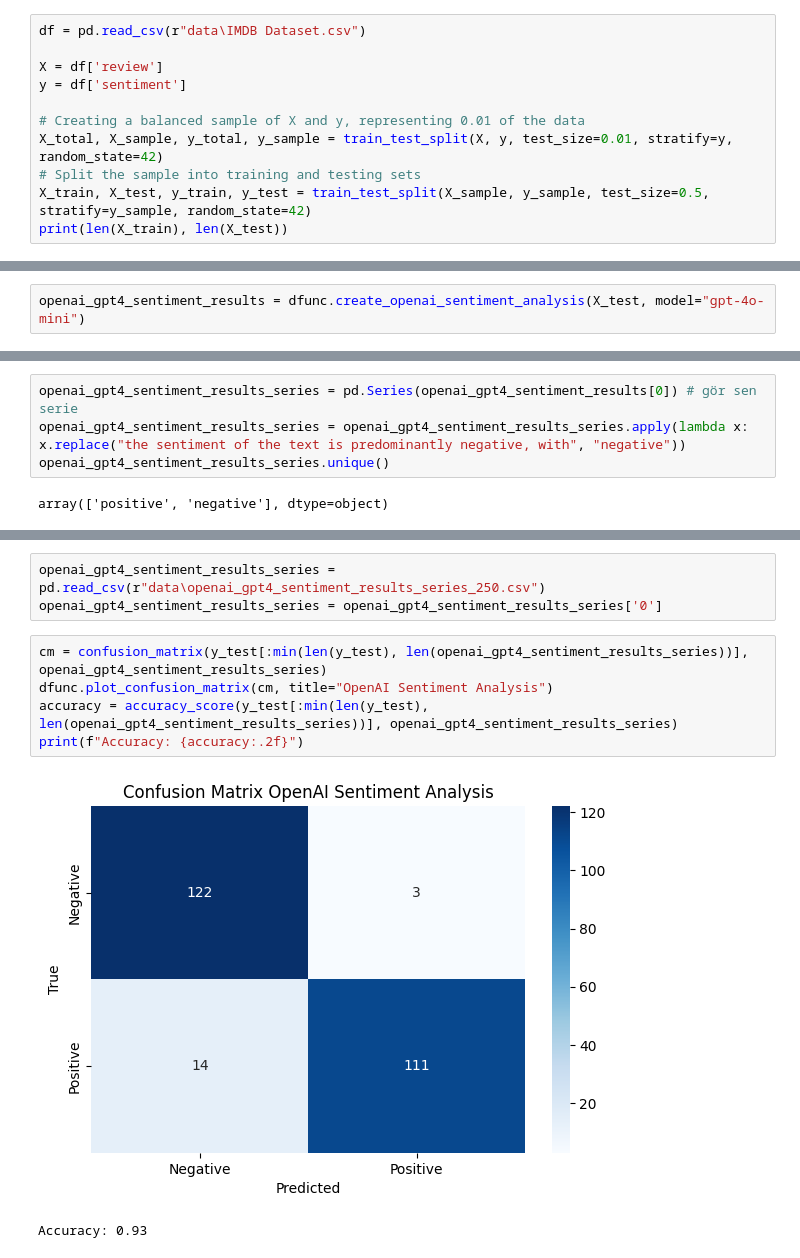
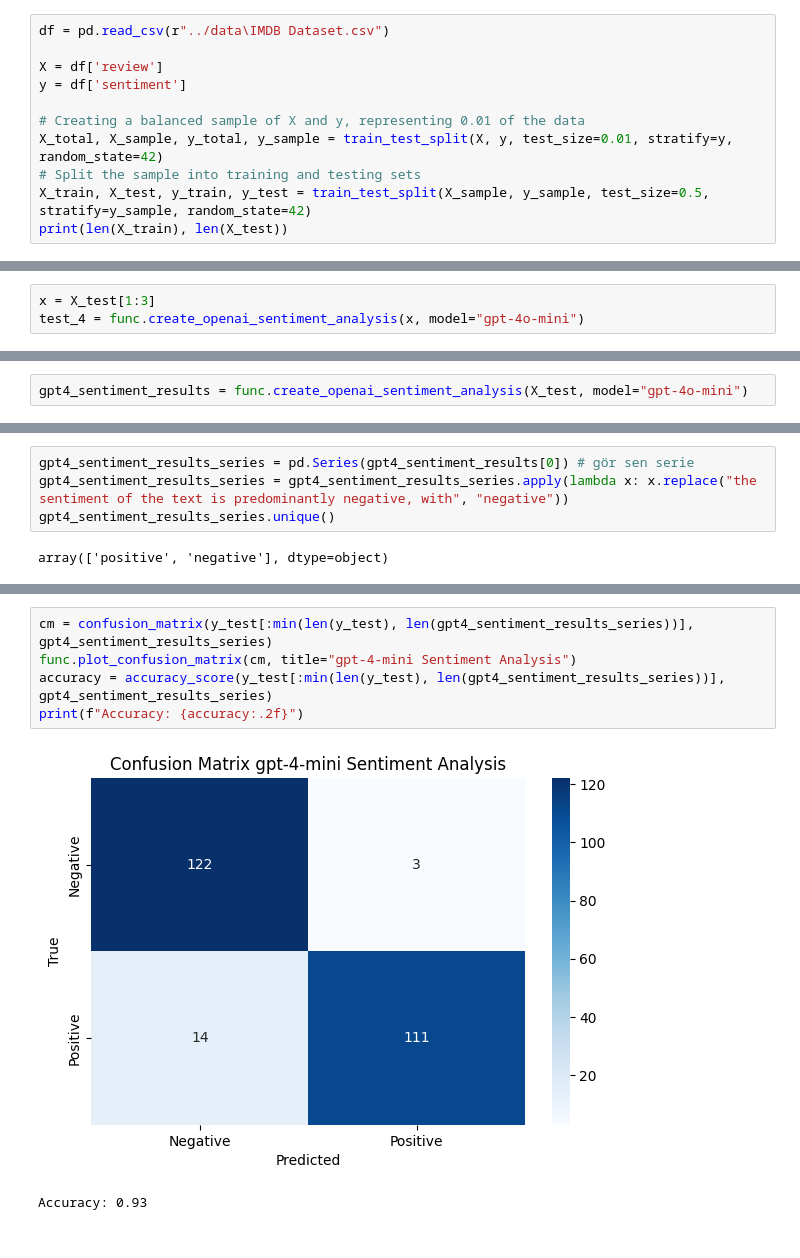
Before and after one commit to Arsen9988/NLP_Project_AI23, a Jupyter notebook: code/Gpt_pipeline.ipynb, the cells around one changed output, grey strips where cells are left out. Cells and saved outputs as stored; diff of their text form.

Commit message:
Updates to gpt-4o-mini

```diff
--- a/code/Gpt_pipeline.ipynb
+++ b/code/Gpt_pipeline.ipynb
@@ -157,7 +152,7 @@ print(summarization_pipeline(ARTICLE, max_length=250, min_length=200, do_sample=
 - define X, y
 - train / test plit using ***stratify*** which enables creation of a balances dataset only on a fraction of the original data
 # %%
-df = pd.read_csv(r"data\IMDB Dataset.csv")
+df = pd.read_csv(r"../data\IMDB Dataset.csv")
 
 X = df['review']
 y = df['sentiment']
@@ -318,0 +331,3 @@ Accuracy: 0.91
+# %%
+x = X_test[1:3]
+test_4 = func.create_openai_sentiment_analysis(x, model="gpt-4o-mini")
@@ -319,5 +341,5 @@ Accuracy: 0.91
 # %%
-openai_gpt4_sentiment_results = dfunc.create_openai_sentiment_analysis(X_test, model="gpt-4o-mini")
+gpt4_sentiment_results = func.create_openai_sentiment_analysis(X_test, model="gpt-4o-mini")
 # %% [output]
 I just saw this movie the other day when I rented
 positive
@@ -342,8 +364,8 @@ print(openai_gpt4_sentiment_results[0].unique())
 ['positive' 'negative'
  'the sentiment of the text is predominantly negative, with']
 # %%
-openai_gpt4_sentiment_results_series = pd.Series(openai_gpt4_sentiment_results[0]) # gör sen serie
-openai_gpt4_sentiment_results_series = openai_gpt4_sentiment_results_series.apply(lambda x: x.replace("the sentiment of the text is predominantly negative, with", "negative"))
-openai_gpt4_sentiment_results_series.unique()
+gpt4_sentiment_results_series = pd.Series(gpt4_sentiment_results[0]) # gör sen serie
+gpt4_sentiment_results_series = gpt4_sentiment_results_series.apply(lambda x: x.replace("the sentiment of the text is predominantly negative, with", "negative"))
+gpt4_sentiment_results_series.unique()
 # %% [output]
 array(['positive', 'negative'], dtype=object)
@@ -352,11 +379,8 @@ openai_gpt4_sentiment_results_series.to_csv(r"data\openai_gpt4_sentiment_results
-# %%
-openai_gpt4_sentiment_results_series = pd.read_csv(r"data\openai_gpt4_sentiment_results_series_250.csv")
-openai_gpt4_sentiment_results_series = openai_gpt4_sentiment_results_series['0']
 # %%
-cm = confusion_matrix(y_test[:min(len(y_test), len(openai_gpt4_sentiment_results_series))], openai_gpt4_sentiment_results_series)
-dfunc.plot_confusion_matrix(cm, title="OpenAI Sentiment Analysis")
-accuracy = accuracy_score(y_test[:min(len(y_test), len(openai_gpt4_sentiment_results_series))], openai_gpt4_sentiment_results_series)
+cm = confusion_matrix(y_test[:min(len(y_test), len(gpt4_sentiment_results_series))], gpt4_sentiment_results_series)
+func.plot_confusion_matrix(cm, title="gpt-4-mini Sentiment Analysis")
+accuracy = accuracy_score(y_test[:min(len(y_test), len(gpt4_sentiment_results_series))], gpt4_sentiment_results_series)
 print(f"Accuracy: {accuracy:.2f}")
 # %% [output]
-[figure, old version]
+[figure, new version]
 Accuracy: 0.93
```
Also changed, not shown: parts of 22 cells of this notebook.
